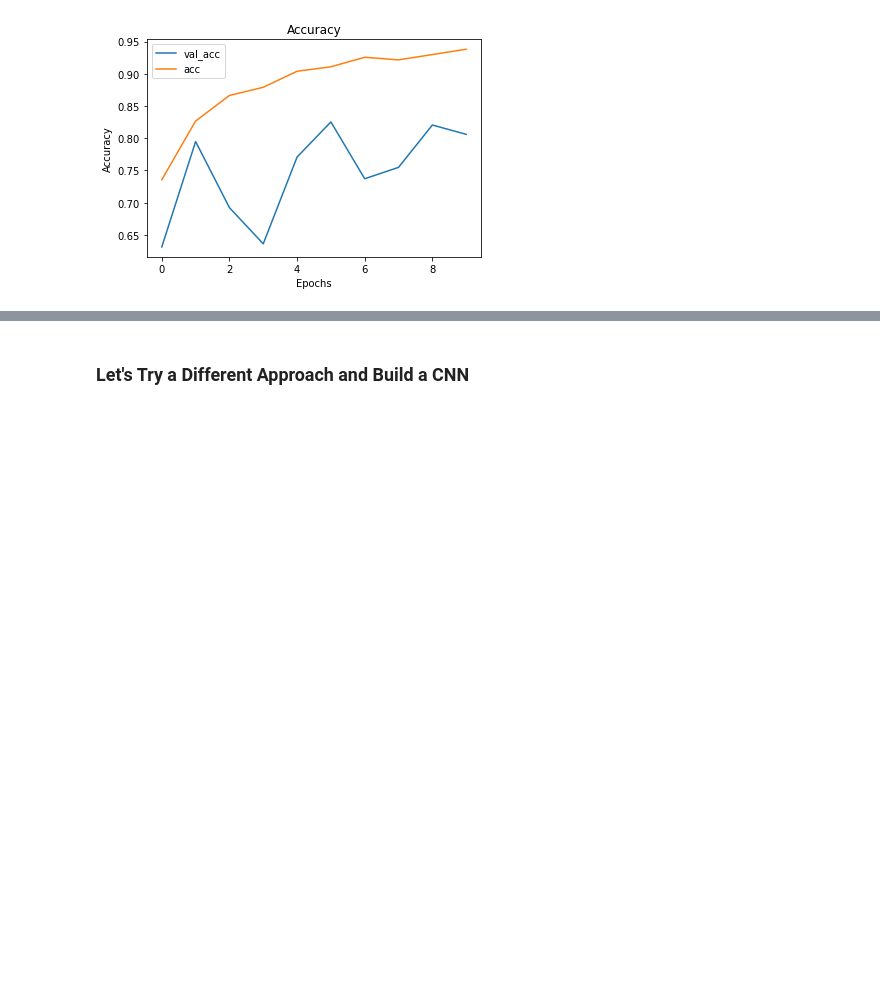
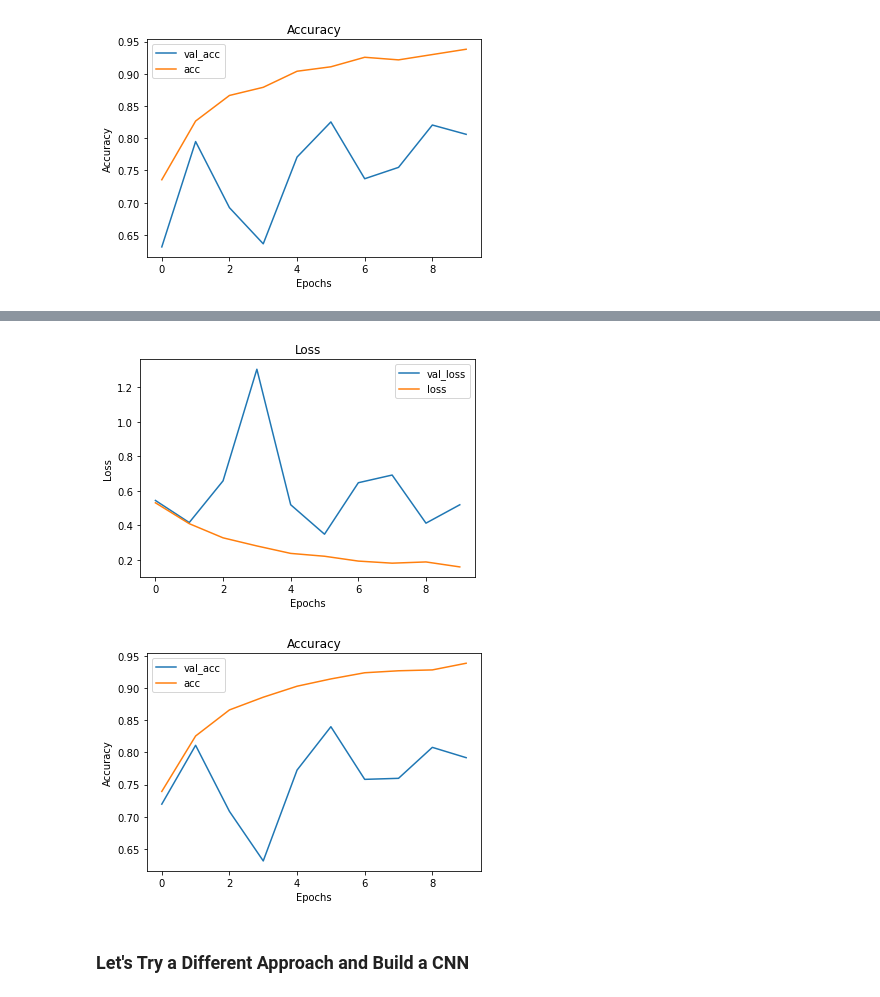
Before and after one commit to aharri123/Image-Classification, a Jupyter notebook: Image-Classification.ipynb, the cells around one changed output, grey strips where cells are left out. Cells and saved outputs as stored; diff of their text form; code cells hidden in the pictures; blank space fills up the shorter version.

```diff
--- a/Image-Classification.ipynb
+++ b/Image-Classification.ipynb
@@ -442,0 +445,17 @@ visualize_training_results(results_3)
+# %%
+model_4 = Sequential()
+model_4.add(Dense(50, activation = 'relu', input_shape = (12288,)))
+
+model.add(layers.Dropout(0.3))
+model_4.add(Dense(35, activation = 'relu'))
+
+model.add(layers.Dropout(0.3))
+model_4.add(Dense(25, activation = 'relu'))
+
+model.add(layers.Dropout(0.3))
+model_4.add(Dense(15, activation = 'relu'))
+
+model.add(layers.Dropout(0.3))
+model_4.add(Dense(1, activation = 'sigmoid'))
+
+model_4.compile(loss = 'binary_crossentropy', optimizer = 'sgd', metrics = ['acc'])
@@ -442,0 +483,2 @@ visualize_training_results(results_3)
+# %%
+results_4 = model_4.fit(X_train_final, y_train_final, epochs = 10, batch_size = 50, validation_data= (X_test_final, y_test_final))
@@ -443,3 +522,8 @@ visualize_training_results(results_3)
+# %%
+visualize_training_results(results_4)
+# %% [output]
+[figure, added]
+[figure, added]
 # %% [markdown]
 ### Let's Try a Different Approach and Build a CNN ###
 # %%
```
Also changed, not shown: parts of 22 cells of this notebook.
